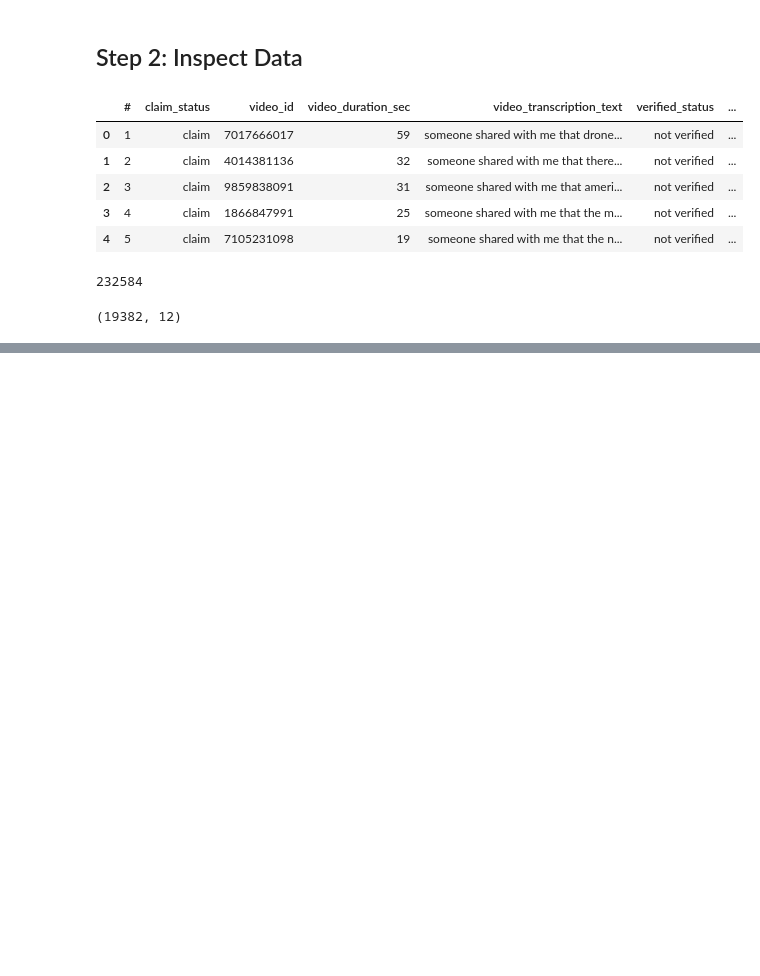
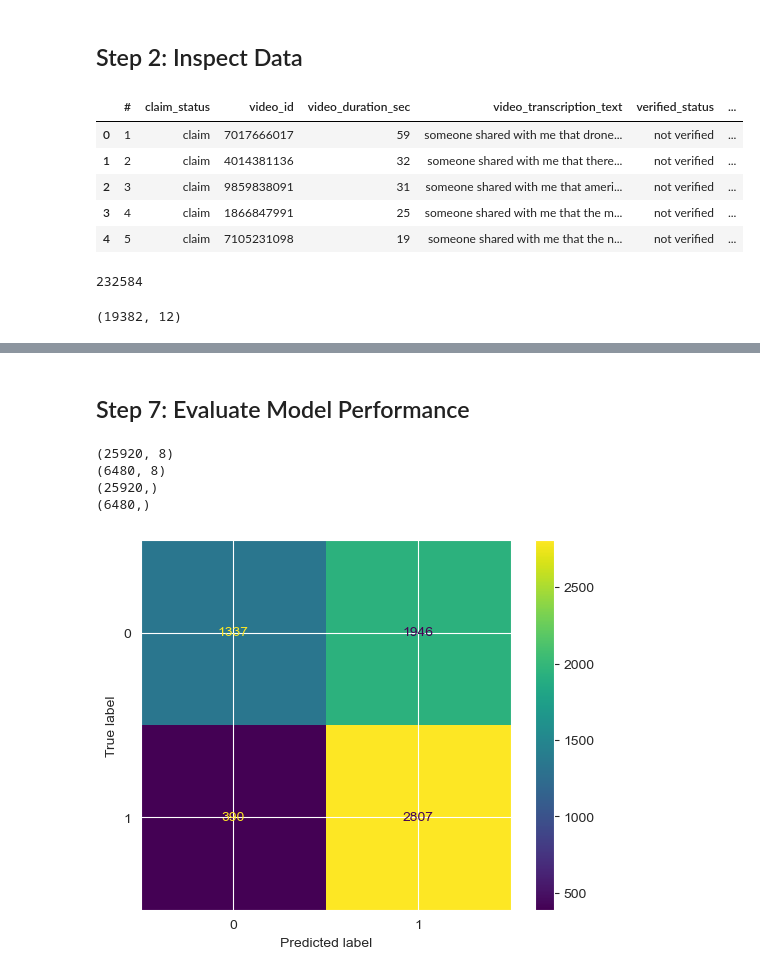
Before and after one commit to Artuk009/Case-Studies, a Jupyter notebook: GoogleAdvancedDataAnalytics/TikTok/case_study.ipynb, the cells around one changed output, grey strips where cells are left out. Cells and saved outputs as stored; diff of their text form; code cells hidden in the pictures; blank space fills up the shorter version.

Commit message:
Added Regression Analysis

```diff
--- a/GoogleAdvancedDataAnalytics/TikTok/case_study.ipynb
+++ b/GoogleAdvancedDataAnalytics/TikTok/case_study.ipynb
@@ -278,0 +427,4 @@ plt.show()
+# %%
+# Concatenate the two dataframes
+X_test_final = pd.concat([X_test.drop(columns=["claim_status", "author_ban_status"]).reset_index(drop=True), X_test_encoded_df], axis=1)
+X_test_final.head()
@@ -278,0 +438,3 @@ plt.show()
+# %%
+# Use the logistic regression model to get predictions on the encoded testing set
+y_pred = classifier.predict(X_test_final)
@@ -278,0 +460,29 @@ plt.show()
+# %%
+# Encode the testing outcome variable
+y_test_encoded = le.transform(y_test)
+# %% [markdown]
+## Step 7: Evaluate Model Performance
+# %%
+# Get shape of each training and testing set
+print(X_train_final.shape)
+print(X_test_final.shape)
+print(y_train_encoded.shape)
+print(y_test_encoded.shape)
+# %% [output]
+(25920, 8)
+(6480, 8)
+(25920,)
+(6480,)
+# %%
+# Construct a confusion matrix
+from sklearn.metrics import confusion_matrix
+cm = confusion_matrix(y_test_encoded, y_pred, labels=classifier.classes_)
+# %%
+from sklearn.metrics import ConfusionMatrixDisplay
+
+# Display the confusion matrix
+log_disp = ConfusionMatrixDisplay(confusion_matrix=cm, display_labels=classifier.classes_)
+log_disp.plot()
+plt.show()
+# %% [output]
+[figure, added]
```
Also changed, not shown: parts of 93 cells of this notebook, 3 other files.
